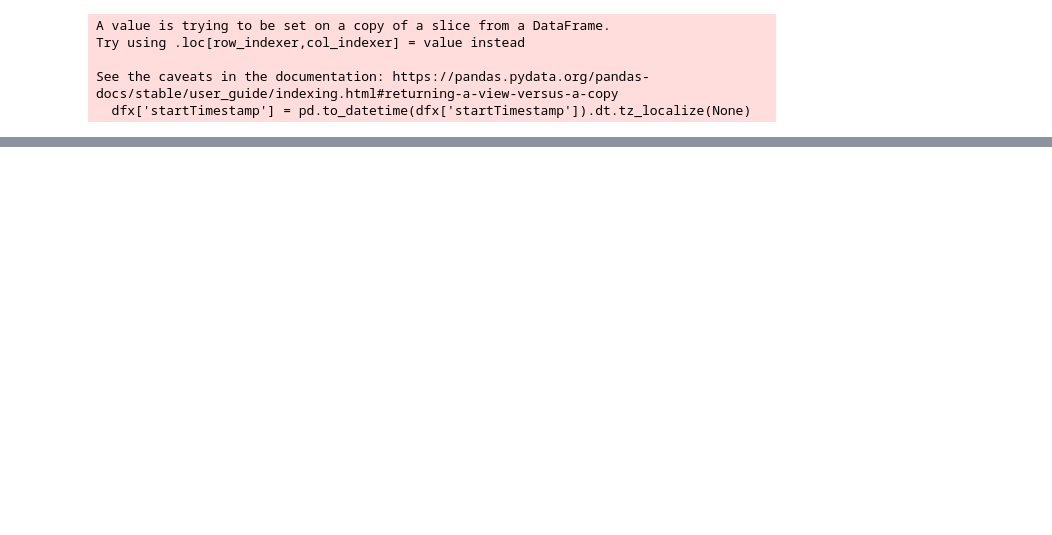
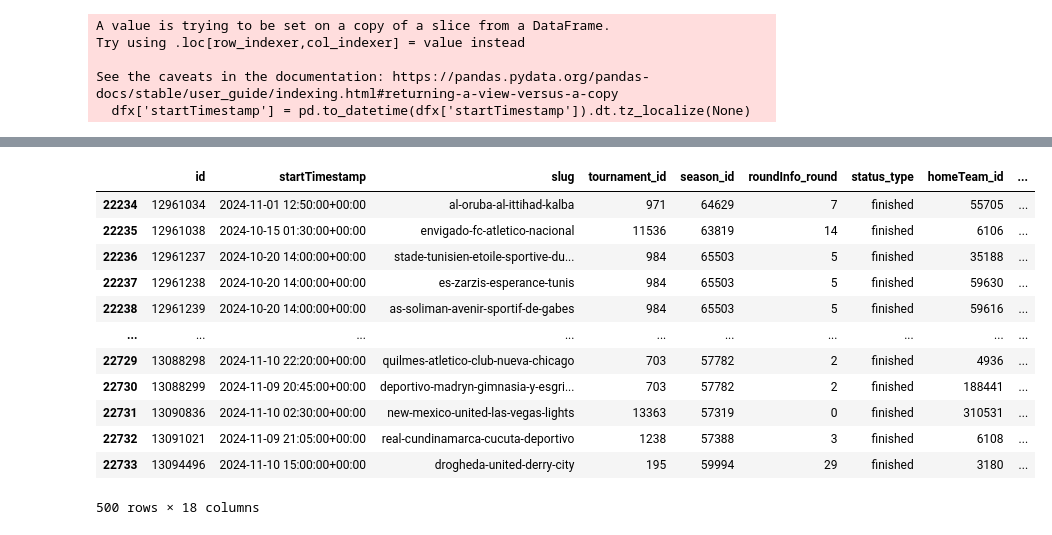
Before and after one commit to Ahmetyldrr/FxS, a Jupyter notebook: DataAnalizi.ipynb, the cells around one changed output, grey strips where cells are left out. Saved outputs shown, nothing was run; the diff lists cells and outputs as text; code cells hidden in the pictures; blank space fills up the shorter version.

```diff
--- a/DataAnalizi.ipynb
+++ b/DataAnalizi.ipynb
@@ -55,0 +529,17 @@ See the caveats in the documentation: https://pandas.pydata.org/pandas-docs/stab
+# %%
+df_maclar = df.iloc[-500:]
+df_maclar
+# %% [output]
+|  | id | startTimestamp | slug | tournament_id | season_id | roundInfo_round | status_type | homeTeam_id | ... |
+| 22234 | 12961034 | 2024-11-01 12:50:00+00:00 | al-oruba-al-ittihad-kalba | 971 | 64629 | 7 | finished | 55705 | ... |
+| 22235 | 12961038 | 2024-10-15 01:30:00+00:00 | envigado-fc-atletico-nacional | 11536 | 63819 | 14 | finished | 6106 | ... |
+| 22236 | 12961237 | 2024-10-20 14:00:00+00:00 | stade-tunisien-etoile-sportive-du... | 984 | 65503 | 5 | finished | 35188 | ... |
+| 22237 | 12961238 | 2024-10-20 14:00:00+00:00 | es-zarzis-esperance-tunis | 984 | 65503 | 5 | finished | 59630 | ... |
+| 22238 | 12961239 | 2024-10-20 14:00:00+00:00 | as-soliman-avenir-sportif-de-gabes | 984 | 65503 | 5 | finished | 59616 | ... |
+| ... | ... | ... | ... | ... | ... | ... | ... | ... | ... |
+| 22729 | 13088298 | 2024-11-10 22:20:00+00:00 | quilmes-atletico-club-nueva-chicago | 703 | 57782 | 2 | finished | 4936 | ... |
+| 22730 | 13088299 | 2024-11-09 20:45:00+00:00 | deportivo-madryn-gimnasia-y-esgri... | 703 | 57782 | 2 | finished | 188441 | ... |
+| 22731 | 13090836 | 2024-11-10 02:30:00+00:00 | new-mexico-united-las-vegas-lights | 13363 | 57319 | 0 | finished | 310531 | ... |
+| 22732 | 13091021 | 2024-11-09 21:05:00+00:00 | real-cundinamarca-cucuta-deportivo | 1238 | 57388 | 3 | finished | 6108 | ... |
+| 22733 | 13094496 | 2024-11-10 15:00:00+00:00 | drogheda-united-derry-city | 195 | 59994 | 29 | finished | 3180 | ... |
+500 rows × 18 columns
```
Also changed, not shown: parts of 18 cells of this notebook, 5 other files.
